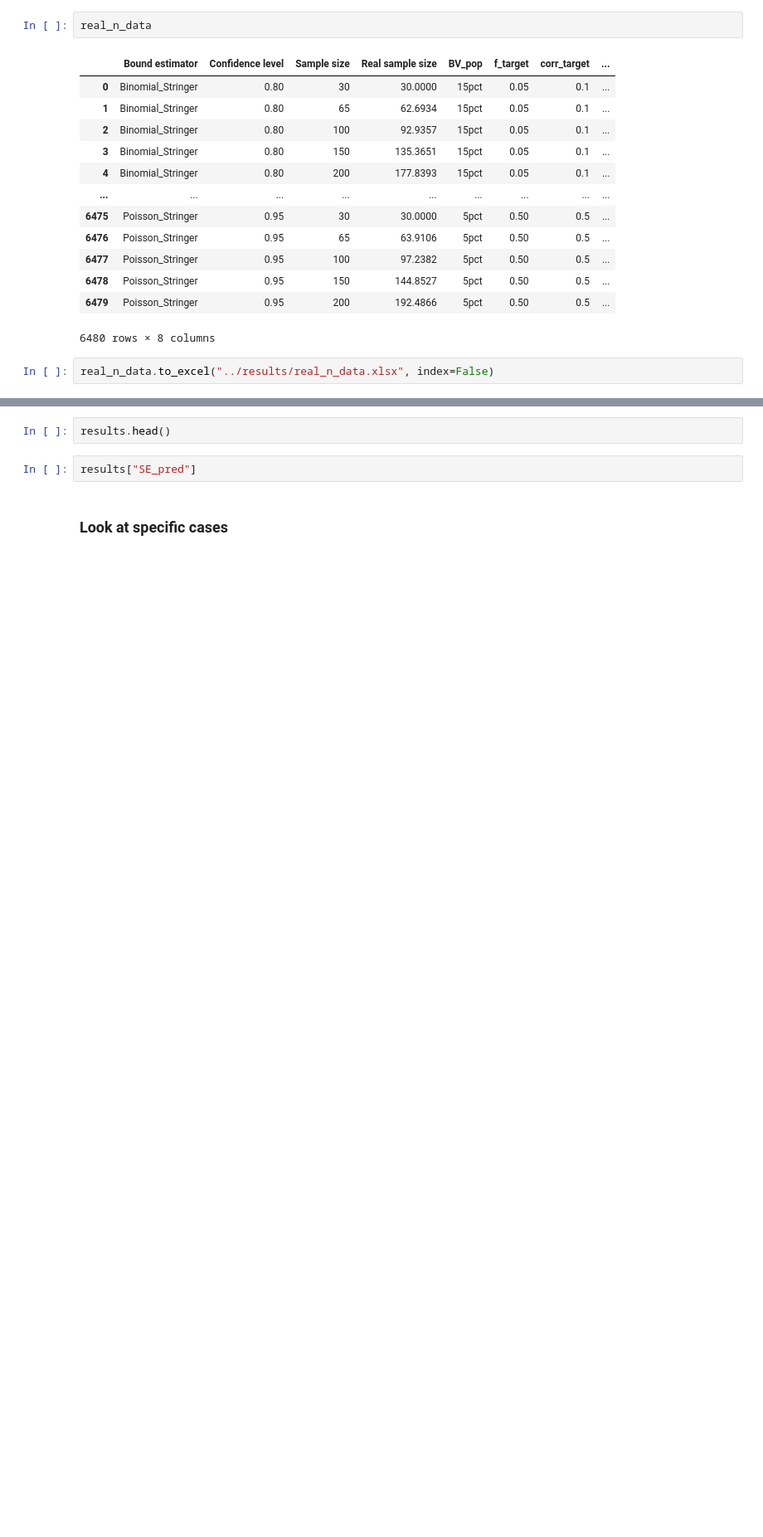
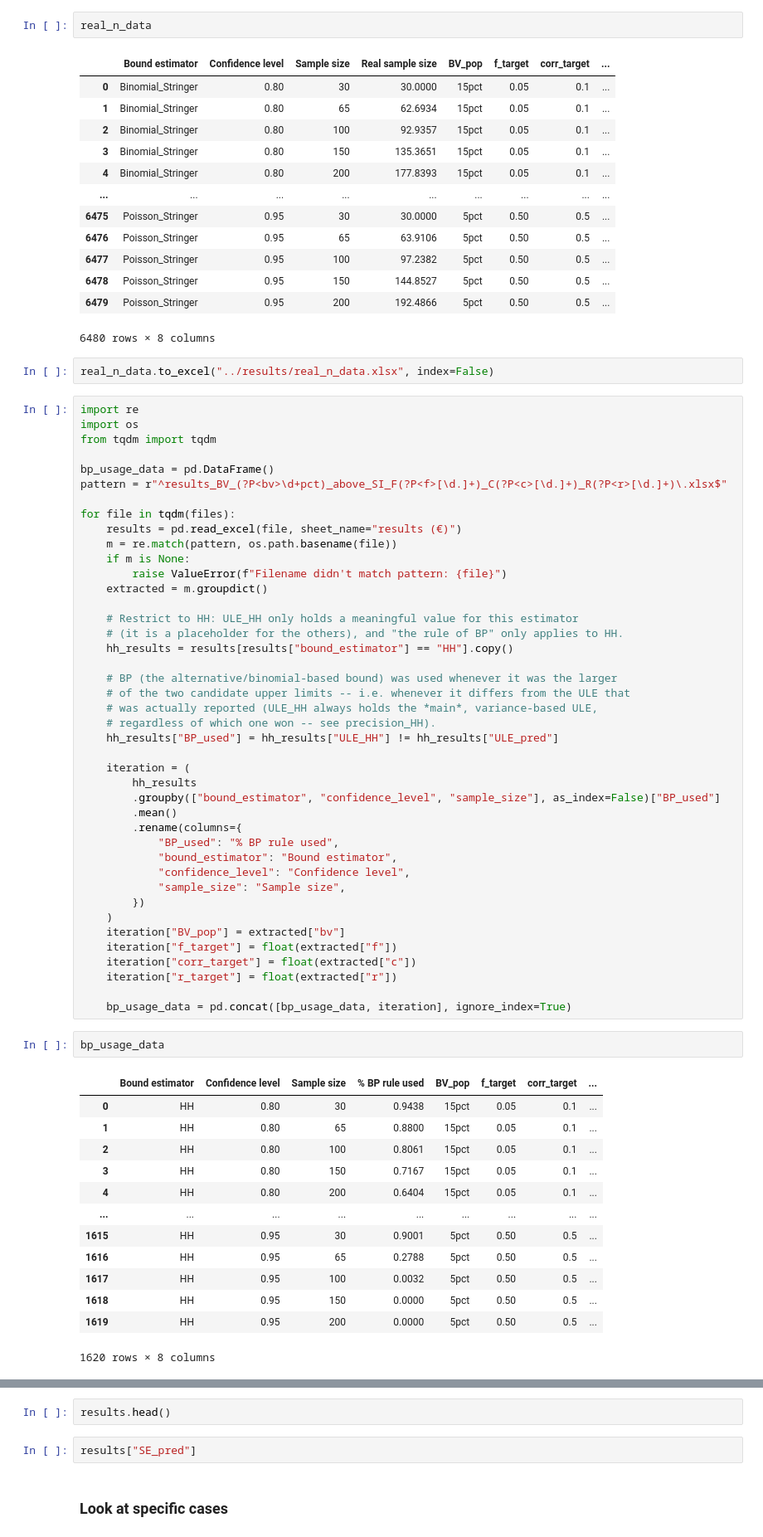
Before and after one commit to IsabelCD/MUS_Article, a Jupyter notebook: testing/test_simulation.ipynb, the cells around one changed output, grey strips where cells are left out. Shown at 83% size. Saved outputs shown, nothing was run; the diff lists cells and outputs as text; blank space fills up the shorter version.

```diff
--- a/testing/test_simulation.ipynb
+++ b/testing/test_simulation.ipynb
@@ -130,3 +130,61 @@ real_n_data
 6480 rows × 8 columns
 # %%
 real_n_data.to_excel("../results/real_n_data.xlsx", index=False)
+# %%
+import re
+import os
+from tqdm import tqdm
+
+bp_usage_data = pd.DataFrame()
+pattern = r"^results_BV_(?P<bv>\d+pct)_above_SI_F(?P<f>[\d.]+)_C(?P<c>[\d.]+)_R(?P<r>[\d.]+)\.xlsx$"
+
+for file in tqdm(files):
+    results = pd.read_excel(file, sheet_name="results (€)")
+    m = re.match(pattern, os.path.basename(file))
+    if m is None:
+        raise ValueError(f"Filename didn't match pattern: {file}")
+    extracted = m.groupdict()
+
+    # Restrict to HH: ULE_HH only holds a meaningful value for this estimator
+    # (it is a placeholder for the others), and "the rule of BP" only applies to HH.
+    hh_results = results[results["bound_estimator"] == "HH"].copy()
+
+    # BP (the alternative/binomial-based bound) was used whenever it was the larger
+    # of the two candidate upper limits -- i.e. whenever it differs from the ULE that
+    # was actually reported (ULE_HH always holds the *main*, variance-based ULE,
+    # regardless of which one won -- see precision_HH).
+    hh_results["BP_used"] = hh_results["ULE_HH"] != hh_results["ULE_pred"]
+
+    iteration = (
+        hh_results
+        .groupby(["bound_estimator", "confidence_level", "sample_size"], as_index=False)["BP_used"]
+        .mean()
+        .rename(columns={
+            "BP_used": "% BP rule used",
+            "bound_estimator": "Bound estimator",
+            "confidence_level": "Confidence level",
+            "sample_size": "Sample size",
+        })
+    )
+    iteration["BV_pop"] = extracted["bv"]
+    iteration["f_target"] = float(extracted["f"])
+    iteration["corr_target"] = float(extracted["c"])
+    iteration["r_target"] = float(extracted["r"])
+
+    bp_usage_data = pd.concat([bp_usage_data, iteration], ignore_index=True)
+# %%
+bp_usage_data
+# %% [output]
+|  | Bound estimator | Confidence level | Sample size | % BP rule used | BV_pop | f_target | corr_target | ... |
+| 0 | HH | 0.80 | 30 | 0.9438 | 15pct | 0.05 | 0.1 | ... |
+| 1 | HH | 0.80 | 65 | 0.8800 | 15pct | 0.05 | 0.1 | ... |
+| 2 | HH | 0.80 | 100 | 0.8061 | 15pct | 0.05 | 0.1 | ... |
+| 3 | HH | 0.80 | 150 | 0.7167 | 15pct | 0.05 | 0.1 | ... |
+| 4 | HH | 0.80 | 200 | 0.6404 | 15pct | 0.05 | 0.1 | ... |
+| ... | ... | ... | ... | ... | ... | ... | ... | ... |
+| 1615 | HH | 0.95 | 30 | 0.9001 | 5pct | 0.50 | 0.5 | ... |
+| 1616 | HH | 0.95 | 65 | 0.2788 | 5pct | 0.50 | 0.5 | ... |
+| 1617 | HH | 0.95 | 100 | 0.0032 | 5pct | 0.50 | 0.5 | ... |
+| 1618 | HH | 0.95 | 150 | 0.0000 | 5pct | 0.50 | 0.5 | ... |
+| 1619 | HH | 0.95 | 200 | 0.0000 | 5pct | 0.50 | 0.5 | ... |
+1620 rows × 8 columns
```
Also changed, not shown: parts of 2 cells of this notebook, 3 other files.
